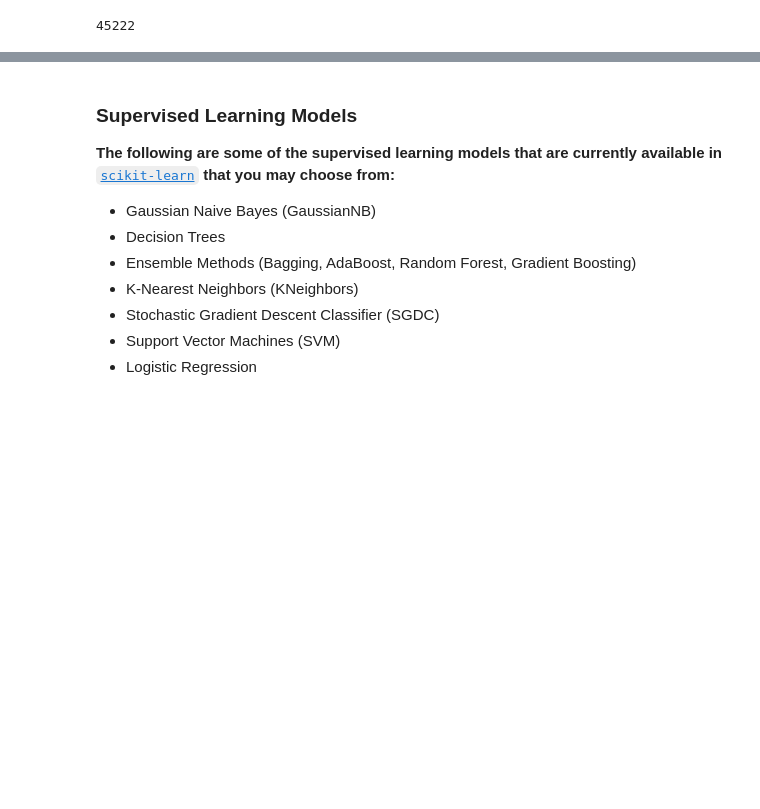
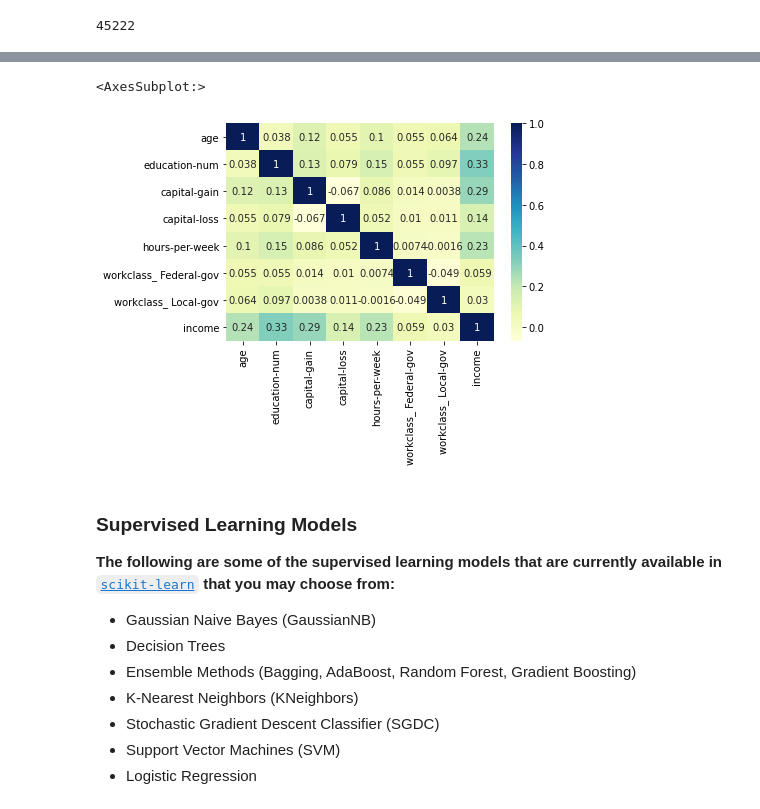
Before and after one commit to amcumber/udacity-charityml, a Jupyter notebook: finding_donors.ipynb, the cells around one changed output, grey strips where cells are left out. Saved outputs shown, nothing was run; the diff lists cells and outputs as text; code cells hidden in the pictures; blank space fills up the shorter version.

```diff
--- a/finding_donors.ipynb
+++ b/finding_donors.ipynb
@@ -286,3 +335,8 @@ Naive Predictor: [Accuracy score: 0.2478, F-score: 0.2334]
+# %%
+sns.heatmap(select_data.corr(), annot=True, cmap='YlGnBu')
+# %% [output]
+<AxesSubplot:>
+[figure, added]
 # %% [markdown]
 ###  Supervised Learning Models
 **The following are some of the supervised learning models that are currently available in** [`scikit-learn`](http://scikit-learn.org/stable/supervised_learning.html) **that you may choose from:**
```
Also changed, not shown: parts of 33 cells of this notebook, 1 other file.
